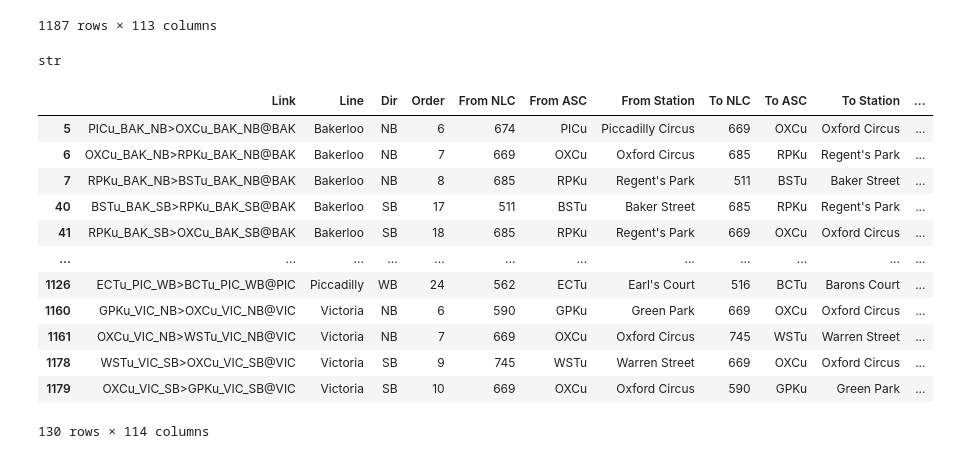
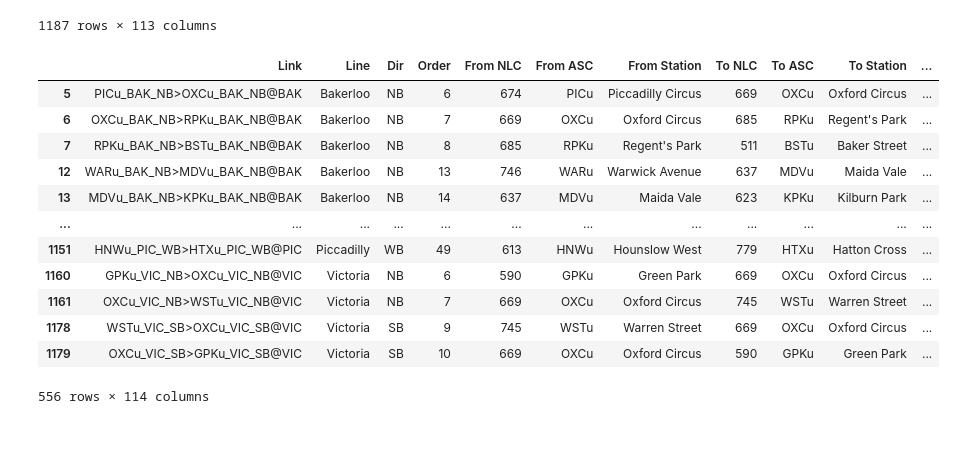
Before and after one commit to LucScheepens/GeoVis, a Jupyter notebook: loading.ipynb, the cells around one changed output. Cells and saved outputs as stored; diff of their text form; code cells hidden in the pictures.

```diff
--- a/loading.ipynb
+++ b/loading.ipynb
@@ -50,10 +45,6 @@ data
 | 1185 | WLOu_WAC_EB>BNKu_WAC_EB@WAC | Waterloo & City | EB | 1 | 747 | WLOu | Waterloo LU | 513 | BNKu | Bank and Monument | ... |
 | 1186 | BNKu_WAC_WB>WLOu_WAC_WB@WAC | Waterloo & City | WB | 1 | 513 | BNKu | Bank and Monument | 747 | WLOu | Waterloo LU | ... |
 1187 rows × 113 columns
-# %%
-type(data['From Station'][0])
-# %% [output]
-str
 # %%
 import re
 
@@ -74,24 +65,24 @@ def append_distance(row):
 
 data['Distance (Kms)'] = data.apply(append_distance, axis=1)
 # %%
-# filtered_data = data[pd.notna(data['Distance (Kms)'])]
+filtered_data = data[pd.notna(data['Distance (Kms)'])]
 
 bounds = ['NB', 'SB']
 # filtered_data = filtered_data[filtered_data['Dir'] not in bounds]
 filtered_data
 # %% [output]
 |  | Link | Line | Dir | Order | From NLC | From ASC | From Station | To NLC | To ASC | To Station | ... |
 | 5 | PICu_BAK_NB>OXCu_BAK_NB@BAK | Bakerloo | NB | 6 | 674 | PICu | Piccadilly Circus | 669 | OXCu | Oxford Circus | ... |
 | 6 | OXCu_BAK_NB>RPKu_BAK_NB@BAK | Bakerloo | NB | 7 | 669 | OXCu | Oxford Circus | 685 | RPKu | Regent's Park | ... |
 | 7 | RPKu_BAK_NB>BSTu_BAK_NB@BAK | Bakerloo | NB | 8 | 685 | RPKu | Regent's Park | 511 | BSTu | Baker Street | ... |
-| 40 | BSTu_BAK_SB>RPKu_BAK_SB@BAK | Bakerloo | SB | 17 | 511 | BSTu | Baker Street | 685 | RPKu | Regent's Park | ... |
-| 41 | RPKu_BAK_SB>OXCu_BAK_SB@BAK | Bakerloo | SB | 18 | 685 | RPKu | Regent's Park | 669 | OXCu | Oxford Circus | ... |
+| 12 | WARu_BAK_NB>MDVu_BAK_NB@BAK | Bakerloo | NB | 13 | 746 | WARu | Warwick Avenue | 637 | MDVu | Maida Vale | ... |
+| 13 | MDVu_BAK_NB>KPKu_BAK_NB@BAK | Bakerloo | NB | 14 | 637 | MDVu | Maida Vale | 623 | KPKu | Kilburn Park | ... |
 | ... | ... | ... | ... | ... | ... | ... | ... | ... | ... | ... | ... |
-| 1126 | ECTu_PIC_WB>BCTu_PIC_WB@PIC | Piccadilly | WB | 24 | 562 | ECTu | Earl's Court | 516 | BCTu | Barons Court | ... |
+| 1151 | HNWu_PIC_WB>HTXu_PIC_WB@PIC | Piccadilly | WB | 49 | 613 | HNWu | Hounslow West | 779 | HTXu | Hatton Cross | ... |
 | 1160 | GPKu_VIC_NB>OXCu_VIC_NB@VIC | Victoria | NB | 6 | 590 | GPKu | Green Park | 669 | OXCu | Oxford Circus | ... |
 | 1161 | OXCu_VIC_NB>WSTu_VIC_NB@VIC | Victoria | NB | 7 | 669 | OXCu | Oxford Circus | 745 | WSTu | Warren Street | ... |
 | 1178 | WSTu_VIC_SB>OXCu_VIC_SB@VIC | Victoria | SB | 9 | 745 | WSTu | Warren Street | 669 | OXCu | Oxford Circus | ... |
 | 1179 | OXCu_VIC_SB>GPKu_VIC_SB@VIC | Victoria | SB | 10 | 669 | OXCu | Oxford Circus | 590 | GPKu | Green Park | ... |
-130 rows × 114 columns
+556 rows × 114 columns
 # %%
 filtered_data = filtered_data[filtered_data['From Station'].isin(df_zones['station'])]
```
Also changed, not shown: parts of 4 cells of this notebook.
